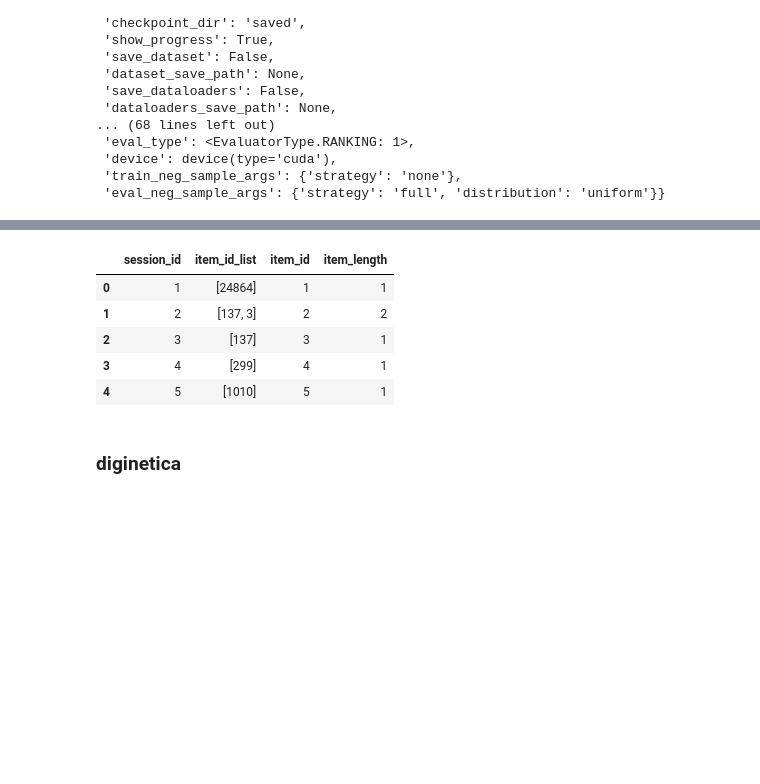
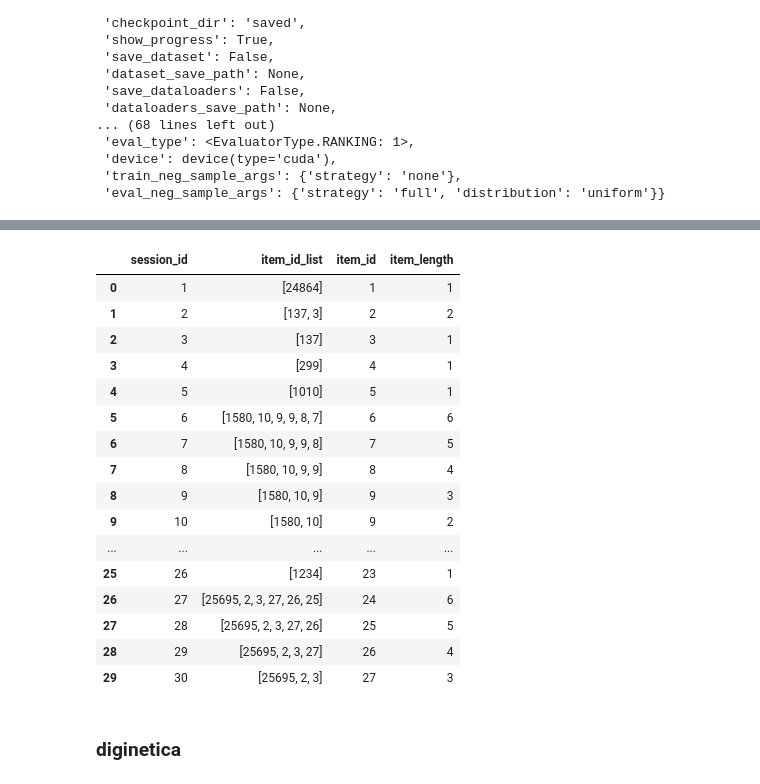
Before and after one commit to guyk1971/RecBole, a Jupyter notebook: experiments/explore datasets.ipynb, the cells around one changed output, grey strips where cells are left out. Saved outputs shown, nothing was run; the diff lists cells and outputs as text; code cells hidden in the pictures; blank space fills up the shorter version.

```diff
--- a/experiments/explore datasets.ipynb
+++ b/experiments/explore datasets.ipynb
@@ -67,3 +70,6 @@ config.final_config_dict
  'device': device(type='cuda'),
  'train_neg_sample_args': {'strategy': 'none'},
  'eval_neg_sample_args': {'strategy': 'full', 'distribution': 'uniform'}}
+# %%
+config.final_config_dict['data_path'] = os.path.join(os.path.dirname(os.getcwd()),config.final_config_dict['data_path'])
+config.final_config_dict['data_path']
@@ -70,2 +78,3 @@ config.final_config_dict
 # %%
-dataset = create_dataset(config)
+digi_sess = create_dataset(config)
+digi_sess
@@ -83,10 +101,22 @@ Remain Fields: ['session_id', 'item_id_list', 'item_id', 'item_length']
 # %%
 # the main interaction data is in the inter_feat data frame:
-dataset.inter_feat.head()
+digi_sess_df = digi_sess.inter_feat
+digi_sess_df.head(30)
 # %% [output]
 |  | session_id | item_id_list | item_id | item_length |
 | 0 | 1 | [24864] | 1 | 1 |
 | 1 | 2 | [137, 3] | 2 | 2 |
 | 2 | 3 | [137] | 3 | 1 |
 | 3 | 4 | [299] | 4 | 1 |
 | 4 | 5 | [1010] | 5 | 1 |
+| 5 | 6 | [1580, 10, 9, 9, 8, 7] | 6 | 6 |
+| 6 | 7 | [1580, 10, 9, 9, 8] | 7 | 5 |
+| 7 | 8 | [1580, 10, 9, 9] | 8 | 4 |
+| 8 | 9 | [1580, 10, 9] | 9 | 3 |
+| 9 | 10 | [1580, 10] | 9 | 2 |
+| ... | ... | ... | ... | ... |
+| 25 | 26 | [1234] | 23 | 1 |
+| 26 | 27 | [25695, 2, 3, 27, 26, 25] | 24 | 6 |
+| 27 | 28 | [25695, 2, 3, 27, 26] | 25 | 5 |
+| 28 | 29 | [25695, 2, 3, 27] | 26 | 4 |
+| 29 | 30 | [25695, 2, 3] | 27 | 3 |
```
Also changed, not shown: parts of 39 cells of this notebook, 6 other files.
